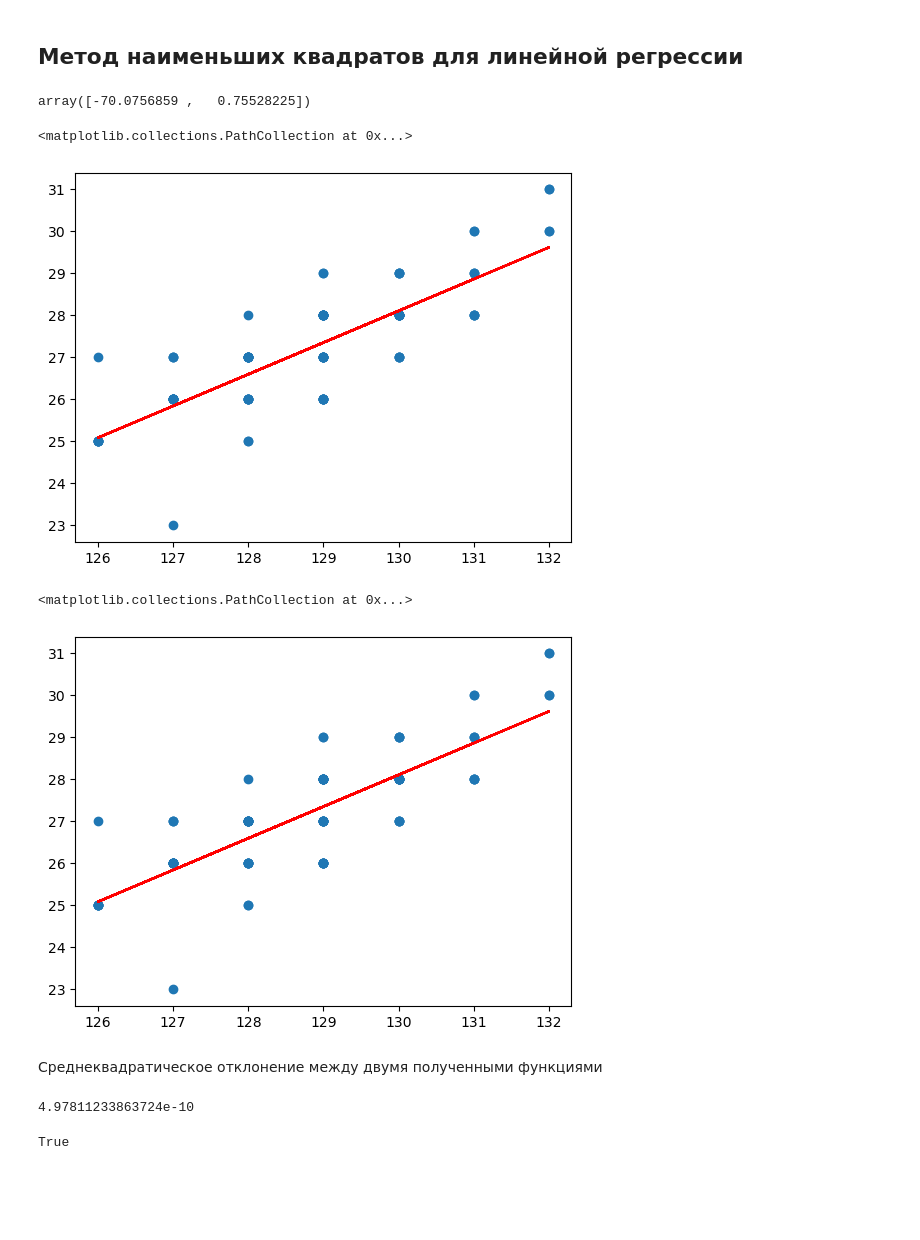
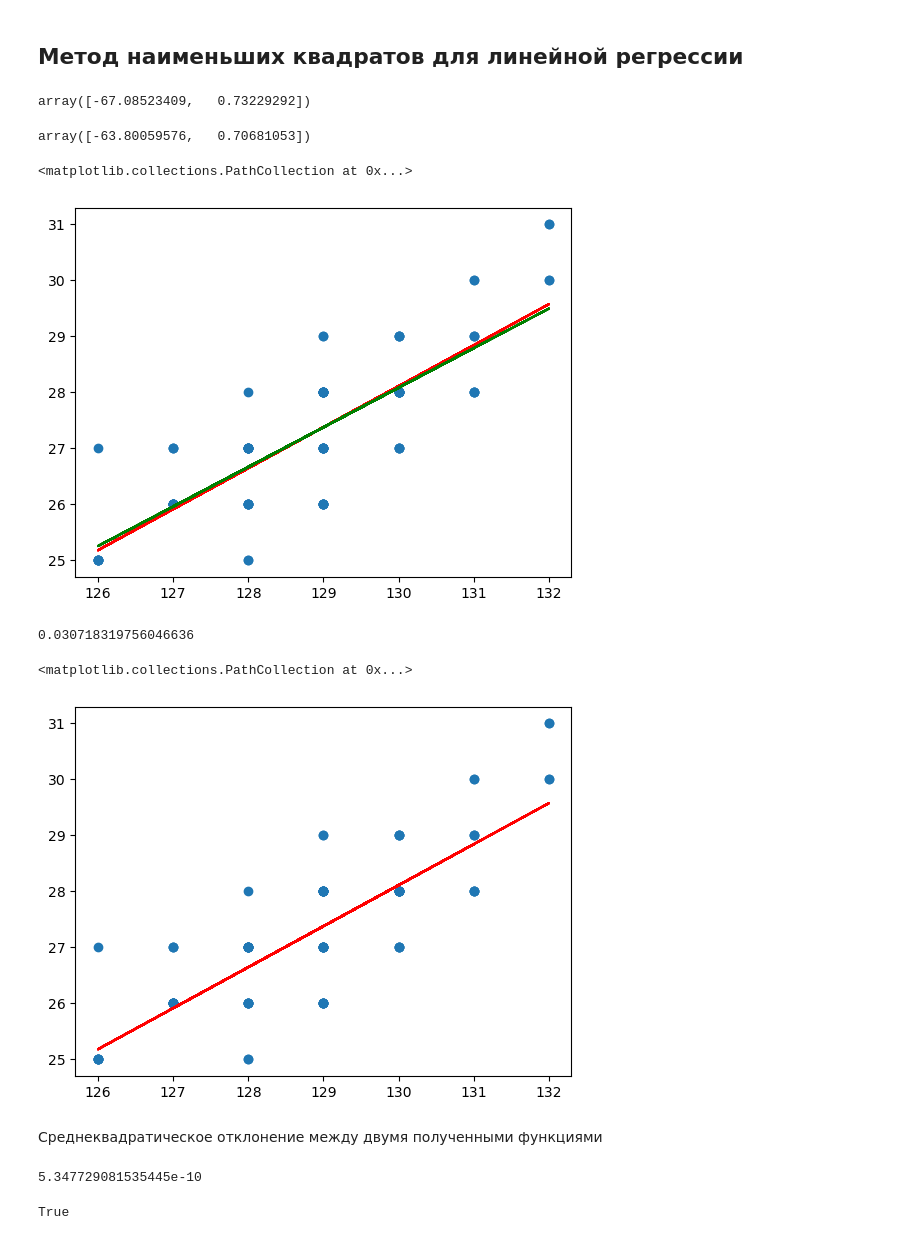
Before and after one commit to mamkakot/matstat_labs, a Jupyter notebook: labs.ipynb, the cells around one changed output. Drawn from its saved outputs; the diff is of its cells as text; code cells hidden in the pictures; blank space fills up the shorter version.

```diff
--- a/labs.ipynb
+++ b/labs.ipynb
@@ -20,7 +20,7 @@ y = np.array(
     [25, 31, 27, 25, 28, 27, 26, 28, 26, 27, 26, 28, 27, 28, 26, 28, 28, 26, 27, 27, 26, 28, 25, 27, 26, 27, 26, 26, 29,
      27, 29, 25, 27, 27, 27, 26, 28, 25, 29, 25, 28, 27, 26, 29, 28, 27, 29, 26, 30, 29, 27, 26, 28, 27, 28, 26, 25, 28,
      27, 28, 28, 19, 18, 31, 26, 25, 27, 27, 28, 26, 26, 26, 27, 29, 26, 26, 28, 27, 30, 26, 27, 28, 27, 30, 29, 28, 27,
-     26, 30, 23, 28, 27, 26, 28, 28, 28, 26, 28, 28, 29, ])
+     26, 30, 33, 28, 27, 26, 28, 28, 28, 26, 28, 28, 29, ])
 # %%
 plt.scatter(x, y)
 # %% [output]
@@ -48,7 +48,7 @@ y = np.array(data_clean['y'])
 # %% [markdown]
 ### Для x
 # %%
-N = 7
+N = 5
 n = x.__len__()
 # %%
 h_x = (np.max(x) - np.min(x)) / (N - 1)
@@ -613,21 +608,37 @@ def cool_regression(x, y, scale: int = 2):
         matrix.append(coefs_i)
     vec = [np.sum(y.reshape(len(x), ) * np.power(x, i)) for i in range(scale)]
     return np.linalg.solve(matrix, vec)
+# %%
+def not_so_cool_regression_linear(x, y):
+    a = r * sigma_y / sigma_x
+    b = y_sample - a * x_sample
+    return np.array([b, a])
 # %%
 def cool_function(x, coefficients):
     return sum(coefficients[i] * x ** i for i in range(len(coefficients)))
 # %%
 cool_regression(x, y)
 # %% [output]
-array([-70.0756859 ,   0.75528225])
+array([-67.08523409,   0.73229292])
+# %%
+not_so_cool_regression_linear(x, y)
+# %% [output]
+array([-63.80059576,   0.70681053])
 # %%
 coefficients = cool_regression(x, y)
+coefficients_not_cool = not_so_cool_regression_linear(x, y)
 y_estimate = cool_function(x, coefficients)
+y_estimate_not_cool = cool_function(x, coefficients_not_cool)
 plt.plot(x, y_estimate, color='red')
+plt.plot(x, y_estimate_not_cool, color='green')
 plt.scatter(x, y)
 # %% [output]
 <matplotlib.collections.PathCollection at 0x...>
-[figure, old version]
+[figure, new version]
+# %%
+np.sum(np.abs(y_estimate_not_cool - y_estimate)) / n
+# %% [output]
+0.030718319756046636
 # %%
 coefficients = cool_regression(x, y, scale=3)
 y_estimate_2 = cool_function(x, coefficients)
@@ -635,14 +646,14 @@ plt.plot(x, y_estimate_2, color='red')
 plt.scatter(x, y)
 # %% [output]
 <matplotlib.collections.PathCollection at 0x...>
-[figure, old version]
+[figure, new version]
 # %% [markdown]
 Среднеквадратическое отклонение между двумя полученными функциями
 # %%
 error = np.sqrt(np.sum(np.power(y_estimate - y_estimate_2, 2))) / n
 error
 # %% [output]
-4.97811233863724e-10
+5.347729081535445e-10
 # %%
 np.round(error, 5) == 0
 # %% [output]
```
Also changed, not shown: parts of 75 cells of this notebook, 1 other file.
